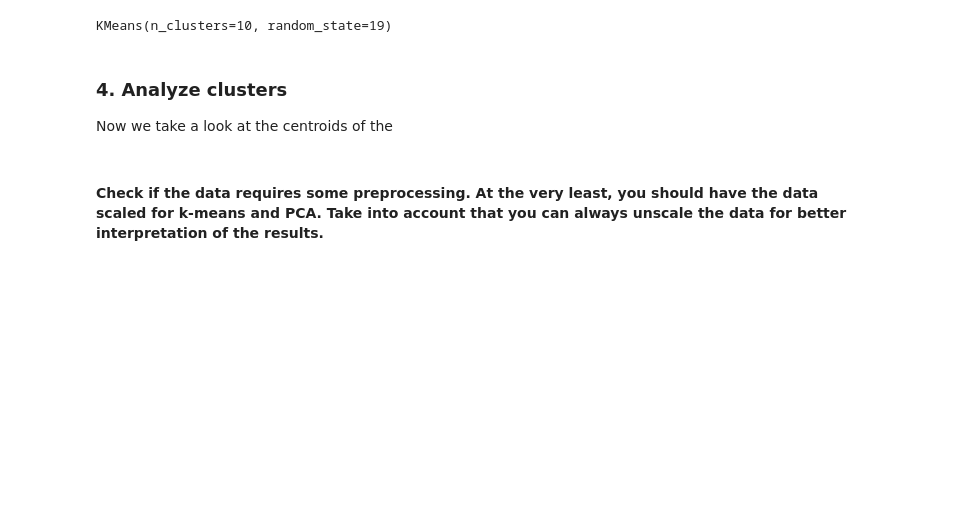
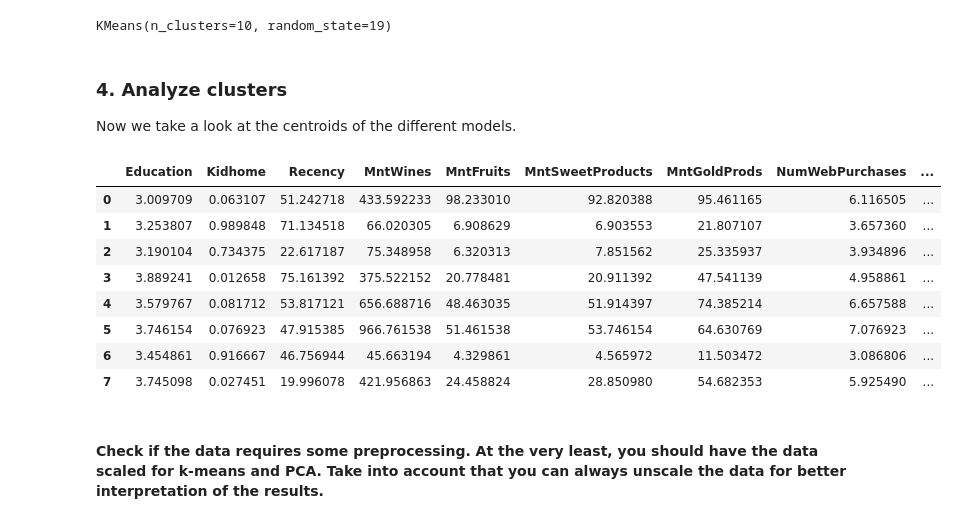
Before and after one commit to sannahartmann/Assignment-1-Unsupervised-learning, a Jupyter notebook: assignment1.ipynb, the cells around one changed output. Drawn from its saved outputs; the diff is of its cells as text; code cells hidden in the pictures; blank space fills up the shorter version.

Commit message:
printed a centroid

```diff
--- a/assignment1.ipynb
+++ b/assignment1.ipynb
@@ -164,7 +164,21 @@ km10.fit(df_scaled)
 KMeans(n_clusters=10, random_state=19)
 # %% [markdown]
 ### 4. Analyze clusters
-Now we take a look at the centroids of the
+Now we take a look at the centroids of the different models.
+# %%
+centers = pd.DataFrame(km8.cluster_centers_,columns=df_scaled.columns)
+centers_unscaled = pd.DataFrame(scaler.inverse_transform(centers),index=centers.index,columns=centers.columns)
+centers_unscaled
+# %% [output]
+|  | Education | Kidhome | Recency | MntWines | MntFruits | MntSweetProducts | MntGoldProds | NumWebPurchases | ... |
+| 0 | 3.009709 | 0.063107 | 51.242718 | 433.592233 | 98.233010 | 92.820388 | 95.461165 | 6.116505 | ... |
+| 1 | 3.253807 | 0.989848 | 71.134518 | 66.020305 | 6.908629 | 6.903553 | 21.807107 | 3.657360 | ... |
+| 2 | 3.190104 | 0.734375 | 22.617187 | 75.348958 | 6.320313 | 7.851562 | 25.335937 | 3.934896 | ... |
+| 3 | 3.889241 | 0.012658 | 75.161392 | 375.522152 | 20.778481 | 20.911392 | 47.541139 | 4.958861 | ... |
+| 4 | 3.579767 | 0.081712 | 53.817121 | 656.688716 | 48.463035 | 51.914397 | 74.385214 | 6.657588 | ... |
+| 5 | 3.746154 | 0.076923 | 47.915385 | 966.761538 | 51.461538 | 53.746154 | 64.630769 | 7.076923 | ... |
+| 6 | 3.454861 | 0.916667 | 46.756944 | 45.663194 | 4.329861 | 4.565972 | 11.503472 | 3.086806 | ... |
+| 7 | 3.745098 | 0.027451 | 19.996078 | 421.956863 | 24.458824 | 28.850980 | 54.682353 | 5.925490 | ... |
 # %% [markdown]
 #### Check if the data requires some preprocessing. At the very least, you should have the data scaled for k-means and PCA. Take into account that you can always unscale the data for better interpretation of the results.
 # %%
```
Also changed, not shown: parts of 1 cell of this notebook.
